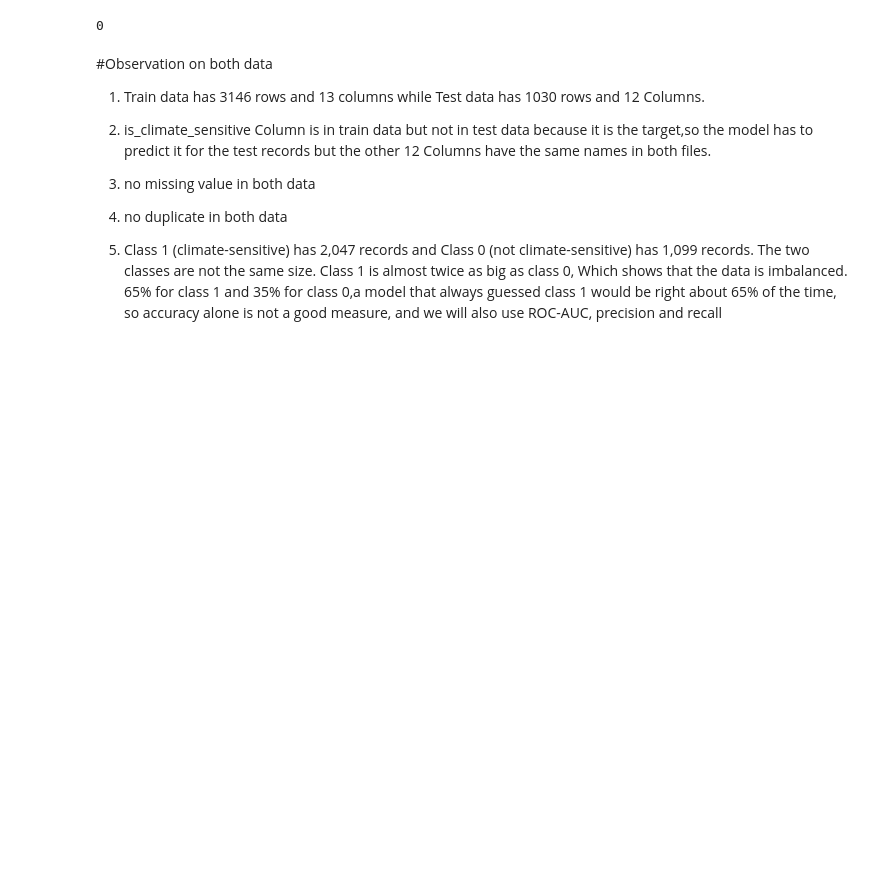
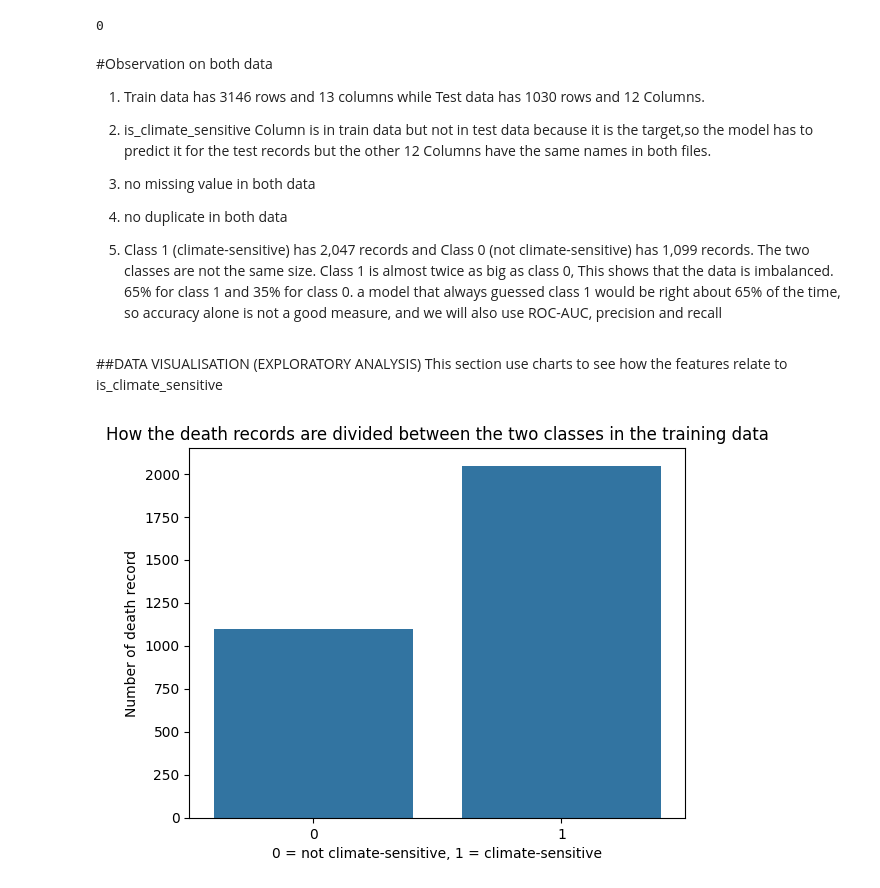
Before and after one commit to Famous-Code001/group-195-capstone, a Jupyter notebook: climate/Climate_DataUnderstanding_Gloria.ipynb, the cells around one changed output. Saved outputs shown, nothing was run; the diff lists cells and outputs as text; code cells hidden in the pictures; blank space fills up the shorter version.

Commit message:
Added data visualisation section for the climate project.

```diff
--- a/climate/Climate_DataUnderstanding_Gloria.ipynb
+++ b/climate/Climate_DataUnderstanding_Gloria.ipynb
@@ -165,4 +165,7 @@ print(test.duplicated().sum())
 
 4. no duplicate in both data
 
-5. Class 1 (climate-sensitive) has 2,047 records and Class 0 (not climate-sensitive) has 1,099 records. The two classes are not the same size. Class 1 is almost twice as big as class 0, Which shows that the data is imbalanced. 65% for class 1 and 35% for class 0,a model that always guessed class 1 would be right about 65% of the time, so accuracy alone is not a good measure, and we will also use ROC-AUC, precision and recall
+5. Class 1 (climate-sensitive) has 2,047 records and Class 0 (not climate-sensitive) has 1,099 records. The two classes are not the same size. Class 1 is almost twice as big as class 0, This shows that the data is imbalanced. 65% for class 1 and 35% for class 0. a model that always guessed class 1 would be right about 65% of the time, so accuracy alone is not a good measure, and we will also use ROC-AUC, precision and recall
+# %% [markdown]
+##DATA VISUALISATION (EXPLORATORY ANALYSIS)
+This section use charts to see how the features relate to is_climate_sensitive
@@ -168,0 +175,8 @@ print(test.duplicated().sum())
+# %%
+sns.countplot(data=train,x="is_climate_sensitive")
+plt.title("How the death records are divided between the two classes in the training data")
+plt.xlabel("0 = not climate-sensitive, 1 = climate-sensitive")
+plt.ylabel("Number of death record")
+plt.show()
+# %% [output]
+[figure, added]
```
Also changed, not shown: parts of 21 cells of this notebook.
